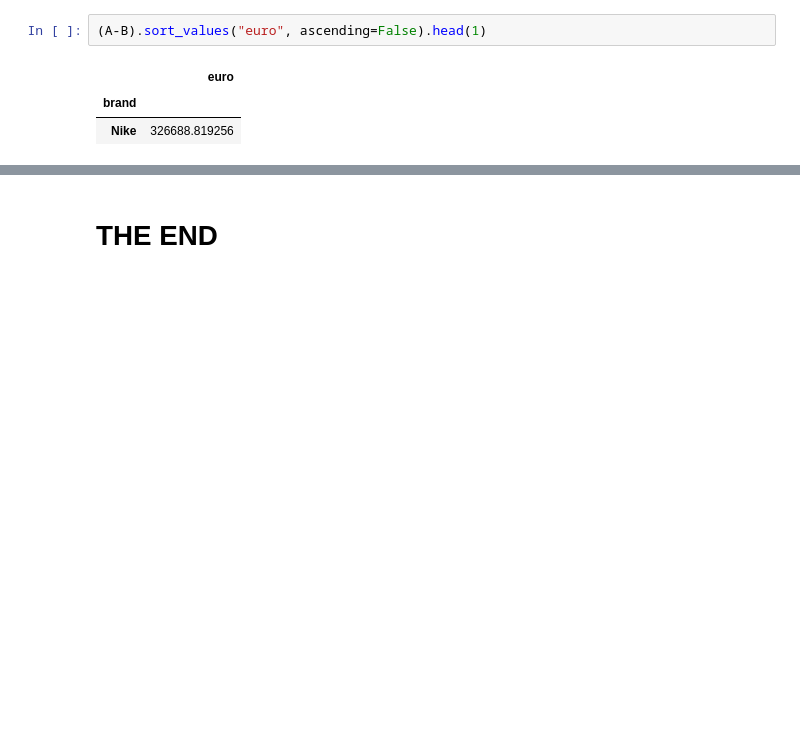
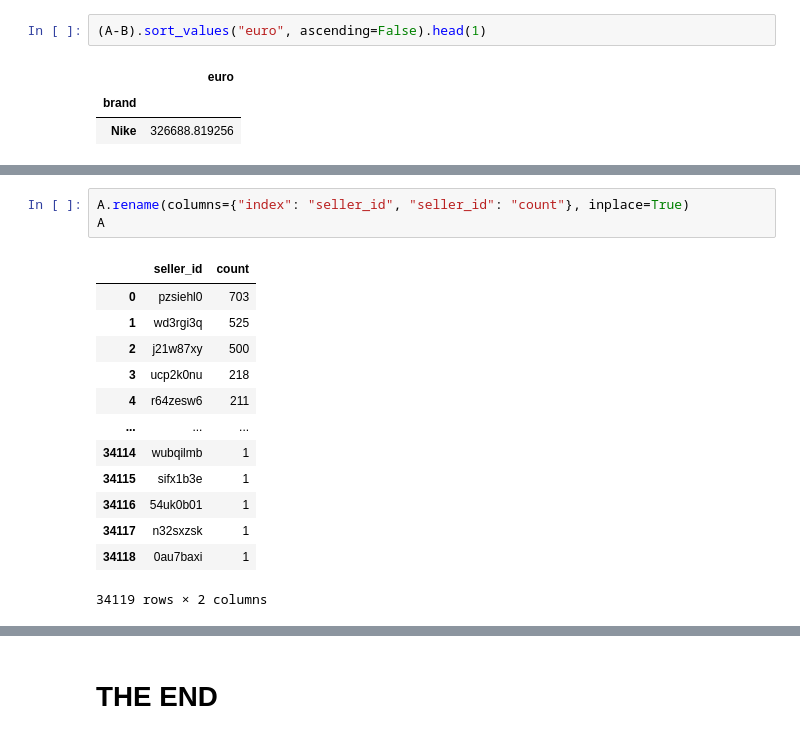
Before and after one commit to harun1yuksel/working, a Jupyter notebook: projects/EDA_projects/sales/Sales.ipynb, the cells around one changed output, grey strips where cells are left out. Drawn from its saved outputs; the diff is of its cells as text; blank space fills up the shorter version.

```diff
--- a/projects/EDA_projects/sales/Sales.ipynb
+++ b/projects/EDA_projects/sales/Sales.ipynb
@@ -359,0 +401,17 @@ A - B
+# %%
+A.rename(columns={"index": "seller_id", "seller_id": "count"}, inplace=True)
+A
+# %% [output]
+|  | seller_id | count |
+| 0 | pzsiehl0 | 703 |
+| 1 | wd3rgi3q | 525 |
+| 2 | j21w87xy | 500 |
+| 3 | ucp2k0nu | 218 |
+| 4 | r64zesw6 | 211 |
+| ... | ... | ... |
+| 34114 | wubqilmb | 1 |
+| 34115 | sifx1b3e | 1 |
+| 34116 | 54uk0b01 | 1 |
+| 34117 | n32sxzsk | 1 |
+| 34118 | 0au7baxi | 1 |
+34119 rows × 2 columns
```
Also changed, not shown: parts of 8 cells of this notebook, 25 other files.
